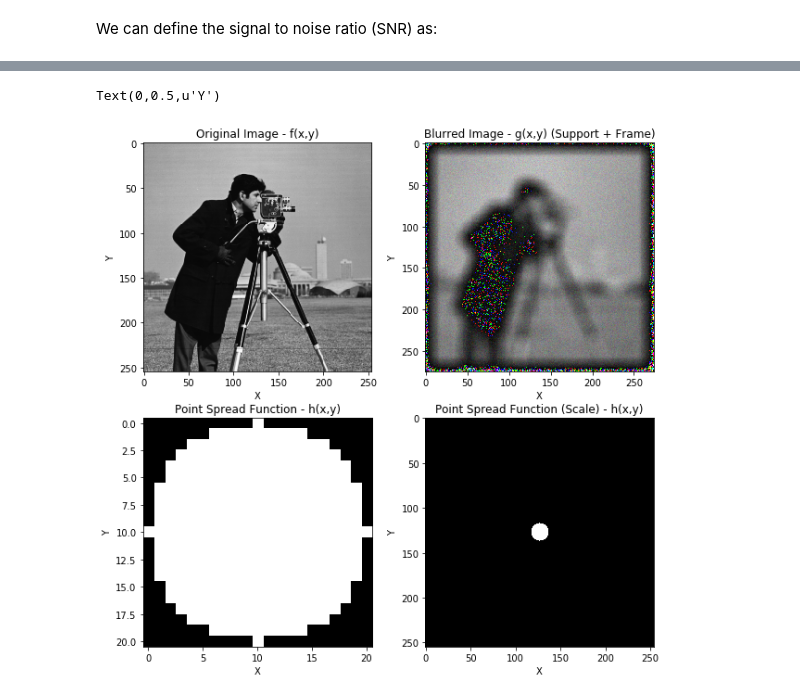
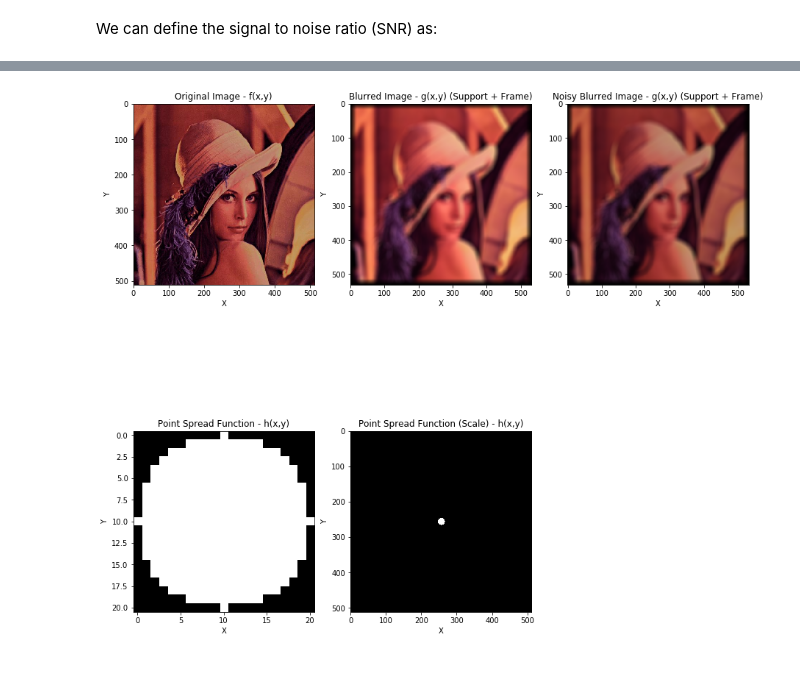
Before and after one commit to BohanZhai/bid_presentation, a Jupyter notebook: Blind Image Deconvolution Demonstration.ipynb, the cells around one changed output, grey strips where cells are left out. Saved outputs shown, nothing was run; the diff lists cells and outputs as text; code cells hidden in the pictures; blank space fills up the shorter version.

Commit message:
Improvements to presentation and added noise.

```diff
--- a/Blind Image Deconvolution Demonstration.ipynb
+++ b/Blind Image Deconvolution Demonstration.ipynb
@@ -16,7 +16,7 @@ from modifiedDaveyDeblur import bid_davey, InitialEstimate    # Blind image deco
 # %% [markdown]
 Next, import our image of choice...
 # %%
-image_name = 'src_images/cameraman.bmp'
+image_name = 'src_images/lena.bmp'
 
 
 # Load and show source image
@@ -53,3 +95,19 @@ so we now have:
 Math(r'g(x,y) =  f(x,y) \otimes h(x,y) + n(x,y)')
 # %% [output]
 $$g(x,y) =  f(x,y) \otimes h(x,y) + n(x,y)$$
+# %%
+# Add Gaussian noise to the observed image
+mu, sigma = 0, 0.1
+scale = 0.0
+noise = scale * np.multiply(np.random.normal(mu, sigma, blur_img.shape), blur_img)
+
+noisyBlur_img = np.add(blur_img, noise)
+noisyBlur_img = np.round(noisyBlur_img, 0).astype(np.uint8)
+imageio.imsave( '_blurred.'.join(image_name.rsplit('.', 1)), (np.divide(noisyBlur_img, np.max(noisyBlur_img))*255).astype(np.uint8))
+
+# Plot noisy, blurred image
+plot.figure(figsize=(5,5))
+plot.title('Noisy-Blurred  Image')
+plot.xlabel('X')
+plot.ylabel('Y')
+plot.imshow(noisyBlur_img)
@@ -66,48 +137,22 @@ Blur the image by 2D-convolution of each RGB colour channel with the PSF...
 # %%
-# Create circular filter PSF
-r = 10
-y,x = np.ogrid[-r: r+1, -r: r+1]
-psf = x**2+y**2 <= r**2
-psf = psf.astype(float) / np.sum(psf)
-
-
-blur_img = np.zeros((src_img.shape[0] + 2*r, src_img.shape[1] + 2*r, src_img.shape[2]))
-print "Blurred image dimensions:", blur_img.shape
-
-for ch in range(src_img.shape[2]):
-    blur_img[:,:,ch] = signal.convolve2d(src_img[:,:,ch], psf, mode ='full', boundary = 'fill', fillvalue = 0)
-
-
-# Add noise to observed image
-snr_db, mu, sigma = 6., 0, 0.1
-
-thismax = np.max(blur_img).astype(float)
-magnitude = np.max(blur_img).astype(float) / math.pow(10, snr_db / 20.)
-noise = magnitude*np.random.normal(mu, sigma, blur_img.shape)
-print noise
-blur_img = np.add(blur_img, noise)
-
-
-print "max signal: " + str(thismax)
-print "magnitude: " + str(magnitude)
-
-
-imageio.imsave( '_blurred.'.join(image_name.rsplit('.', 1)), (np.divide(blur_img, np.max(blur_img))*255).astype(np.uint8))
-
-
-blur_img = np.round(blur_img, 0).astype(np.uint8)
 
 # Plot before and after blurring
-plot.figure(figsize=(10,10))
-plot.subplot(2, 2, 1)
+plot.figure(figsize=(15,15))
+plot.subplot(2, 3, 1)
 plot.imshow(src_img)
 plot.title('Original Image - f(x,y)')
 plot.xlabel('X')
 plot.ylabel('Y')
 
-plot.subplot(2, 2, 2)
-plot.imshow(blur_img)
+plot.subplot(2, 3, 2)
+plot.imshow(blur_img/np.max(blur_img))
 plot.title('Blurred Image - g(x,y) (Support + Frame)')
+plot.xlabel('X')
+plot.ylabel('Y')
+
+plot.subplot(2, 3, 3)
+plot.imshow(noisyBlur_img)
+plot.title('Noisy Blurred Image - g(x,y) (Support + Frame)')
 plot.xlabel('X')
 plot.ylabel('Y')
 
@@ -120,14 +165,13 @@ lower = (nb) // 2 - (na // 2)
 upper = (nb) // 2 + math.ceil(float(na) / 2)
 psfplot[lower:int(upper), lower:int(upper)] = psf
 
-plot.subplot(2, 2, 3)
+plot.subplot(2, 3, 4)
 plot.imshow(psf, cmap='gray')
 plot.title('Point Spread Function - h(x,y)')
 plot.xlabel('X')
 plot.ylabel('Y')
 
-
-plot.subplot(2, 2, 4)
+plot.subplot(2, 3, 5)
 plot.imshow(psfplot, cmap='gray')
 plot.title('Point Spread Function (Scale) - h(x,y)')
 plot.xlabel('X')
@@ -153,2 +181 @@ magnitude: 93.57655771828819
-Text(0,0.5,u'Y')
-[figure, old version]
+[figure, new version]
```
Also changed, not shown: parts of 14 cells of this notebook, 4 other files.
